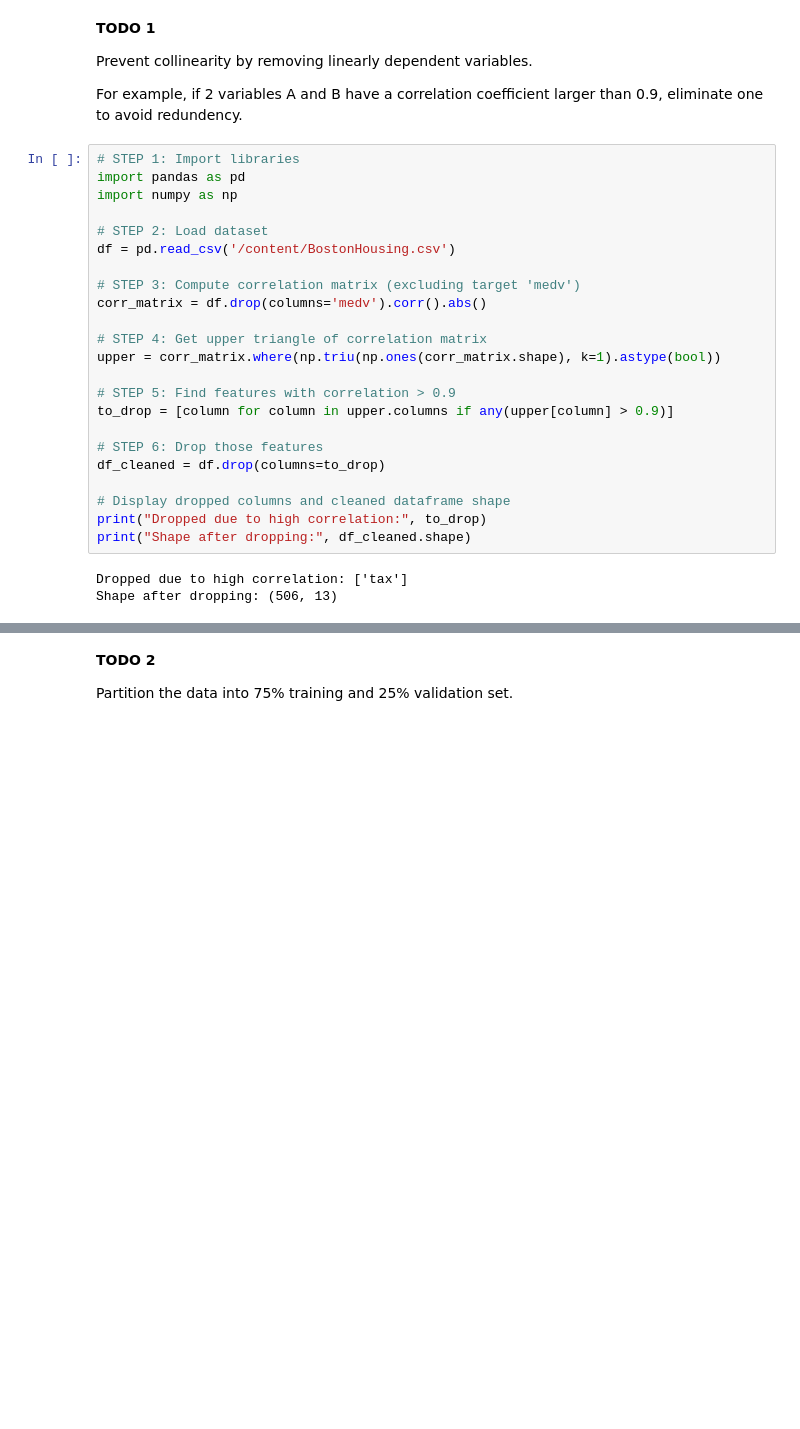
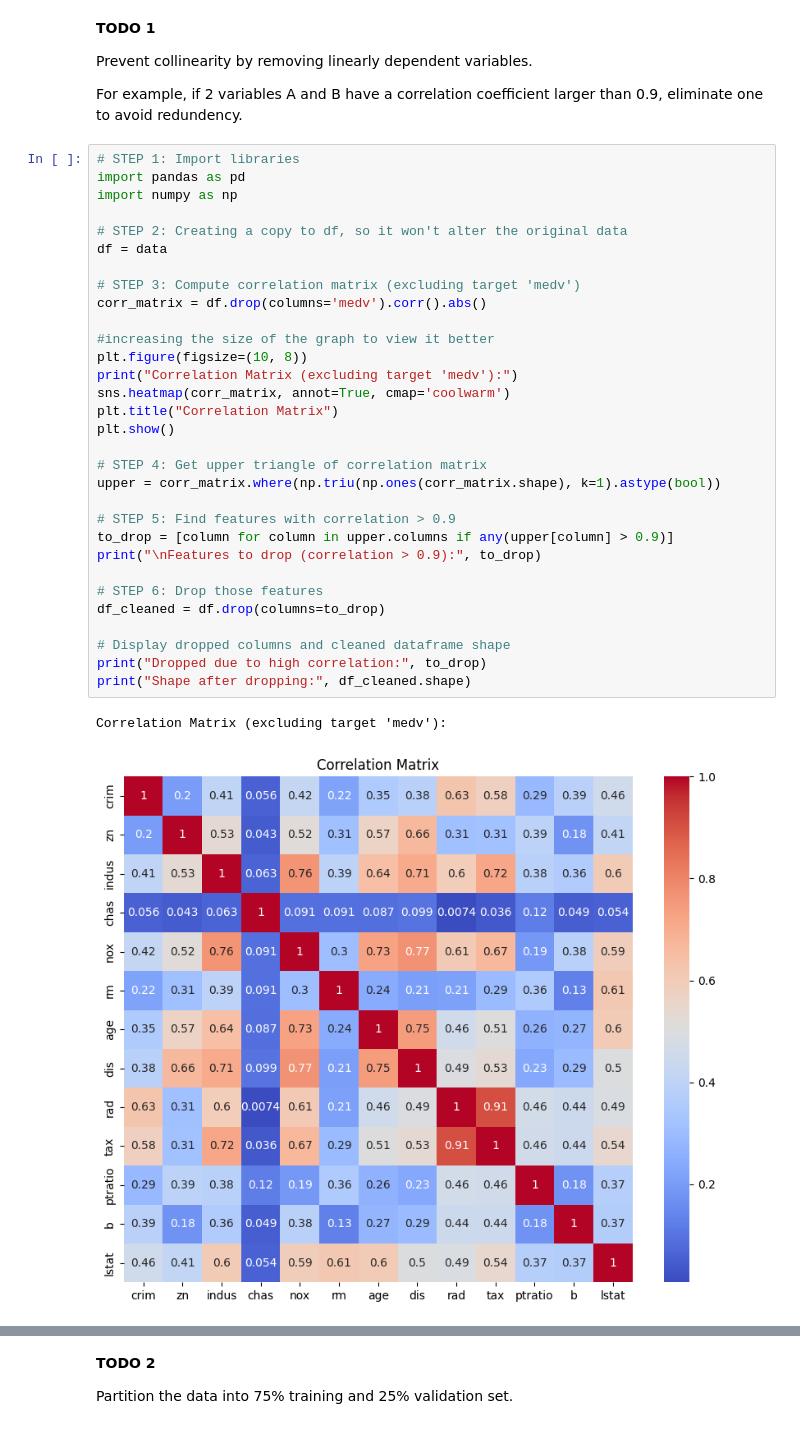
Before and after one commit to dennismathewjose/Data-Mining-IE7275, a Jupyter notebook: Homework_4.ipynb, the cells around one changed output, grey strips where cells are left out. Cells and saved outputs as stored; diff of their text form; blank space fills up the shorter version.

```diff
--- a/Homework_4.ipynb
+++ b/Homework_4.ipynb
@@ -113,26 +117,34 @@ For example, if 2 variables A and B have a correlation coefficient larger than 0
 # %%
 # STEP 1: Import libraries
 import pandas as pd
 import numpy as np
 
-# STEP 2: Load dataset
-df = pd.read_csv('/content/BostonHousing.csv')
+# STEP 2: Creating a copy to df, so it won't alter the original data
+df = data
 
 # STEP 3: Compute correlation matrix (excluding target 'medv')
 corr_matrix = df.drop(columns='medv').corr().abs()
+
+#increasing the size of the graph to view it better
+plt.figure(figsize=(10, 8))
+print("Correlation Matrix (excluding target 'medv'):")
+sns.heatmap(corr_matrix, annot=True, cmap='coolwarm')
+plt.title("Correlation Matrix")
+plt.show()
 
 # STEP 4: Get upper triangle of correlation matrix
 upper = corr_matrix.where(np.triu(np.ones(corr_matrix.shape), k=1).astype(bool))
 
 # STEP 5: Find features with correlation > 0.9
 to_drop = [column for column in upper.columns if any(upper[column] > 0.9)]
+print("\nFeatures to drop (correlation > 0.9):", to_drop)
 
 # STEP 6: Drop those features
 df_cleaned = df.drop(columns=to_drop)
 
 # Display dropped columns and cleaned dataframe shape
 print("Dropped due to high correlation:", to_drop)
 print("Shape after dropping:", df_cleaned.shape)
 # %% [output]
-Dropped due to high correlation: ['tax']
-Shape after dropping: (506, 13)
+Correlation Matrix (excluding target 'medv'):
+[figure, added]
```
Also changed, not shown: parts of 29 cells of this notebook.
